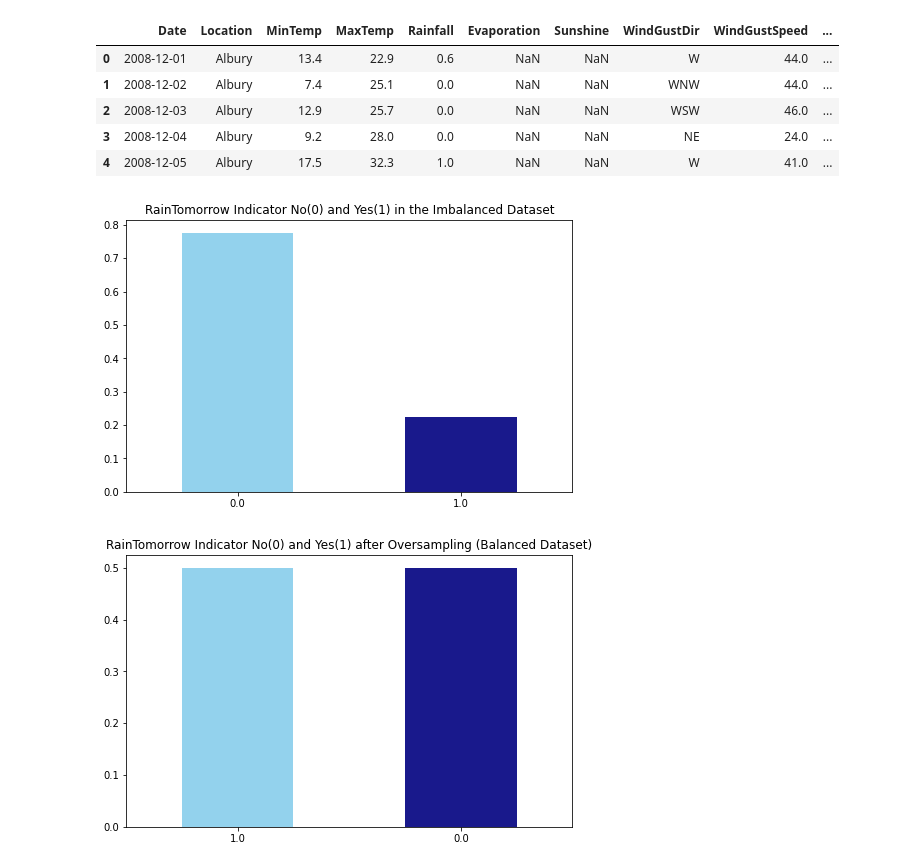
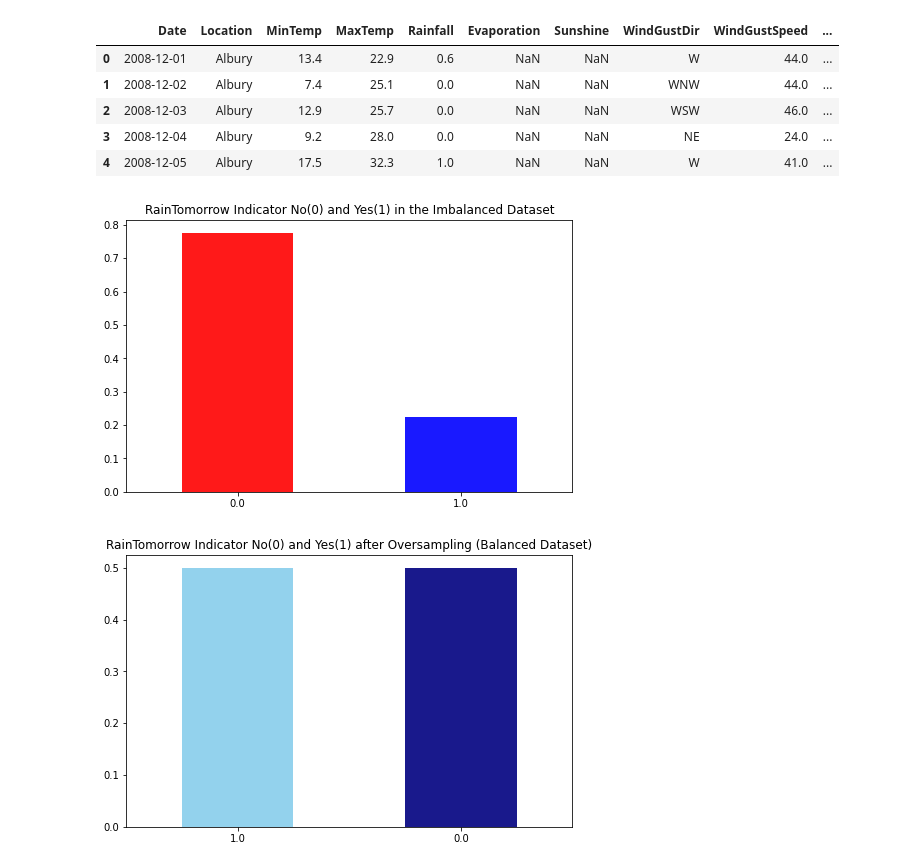
Before and after one commit to adjeielias90/Machine-Learning, a Jupyter notebook: Comparing_Different_Models.ipynb, the cells around one changed output. Drawn from its saved outputs; the diff is of its cells as text; code cells hidden in the pictures.

```diff
--- a/Comparing_Different_Models.ipynb
+++ b/Comparing_Different_Models.ipynb
@@ -80,11 +80,11 @@ df.head()
 # %%
 #checking if we have a balanced dataset
 fig = plt.figure(figsize = (8,5))
-df.RainTomorrow.value_counts(normalize = True).plot(kind='bar', color= ['skyblue','navy'], alpha = 0.9, rot=0)
+df.RainTomorrow.value_counts(normalize = True).plot(kind='bar', color= ['red','blue'], alpha = 0.9, rot=0)
 plt.title('RainTomorrow Indicator No(0) and Yes(1) in the Imbalanced Dataset')
 plt.show()
 # %% [output]
-[figure, old version]
+[figure, new version]
 # %%
 no = df[df.RainTomorrow == 0]
 yes = df[df.RainTomorrow == 1]
```
Also changed, not shown: parts of 12 cells of this notebook.
